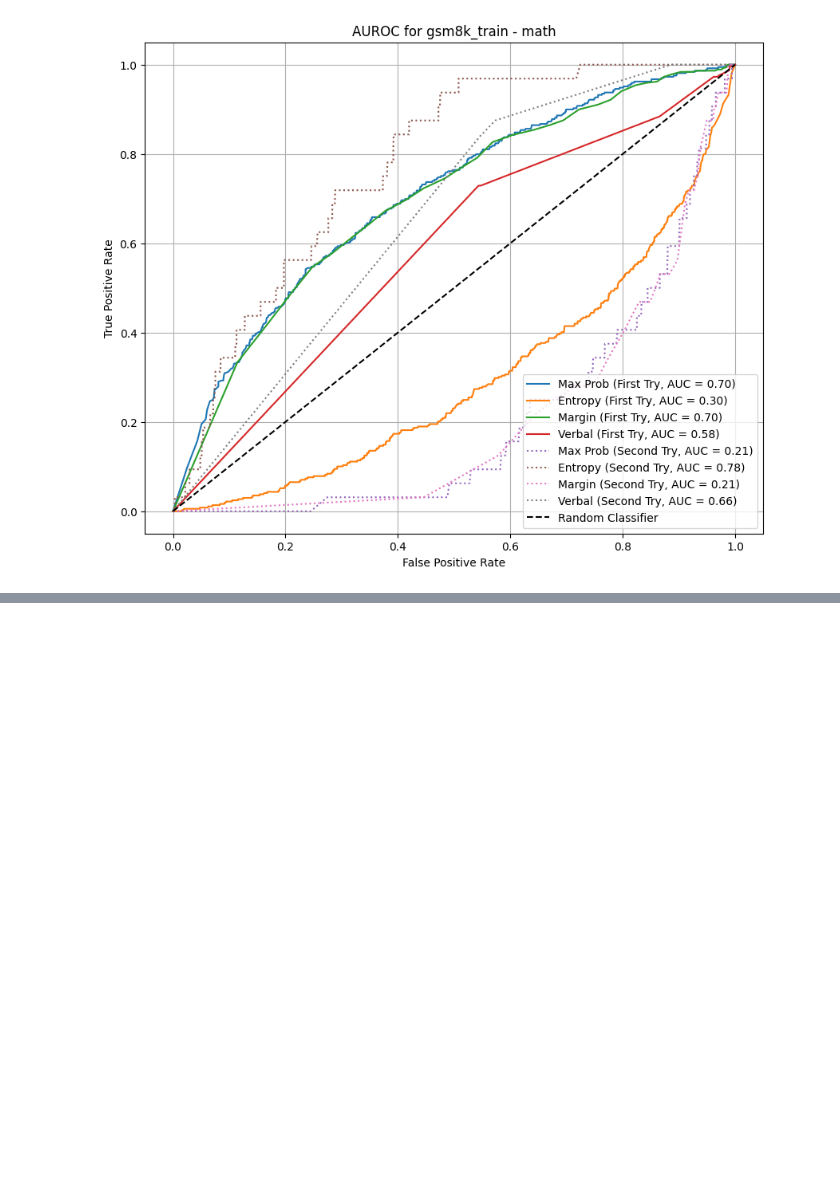
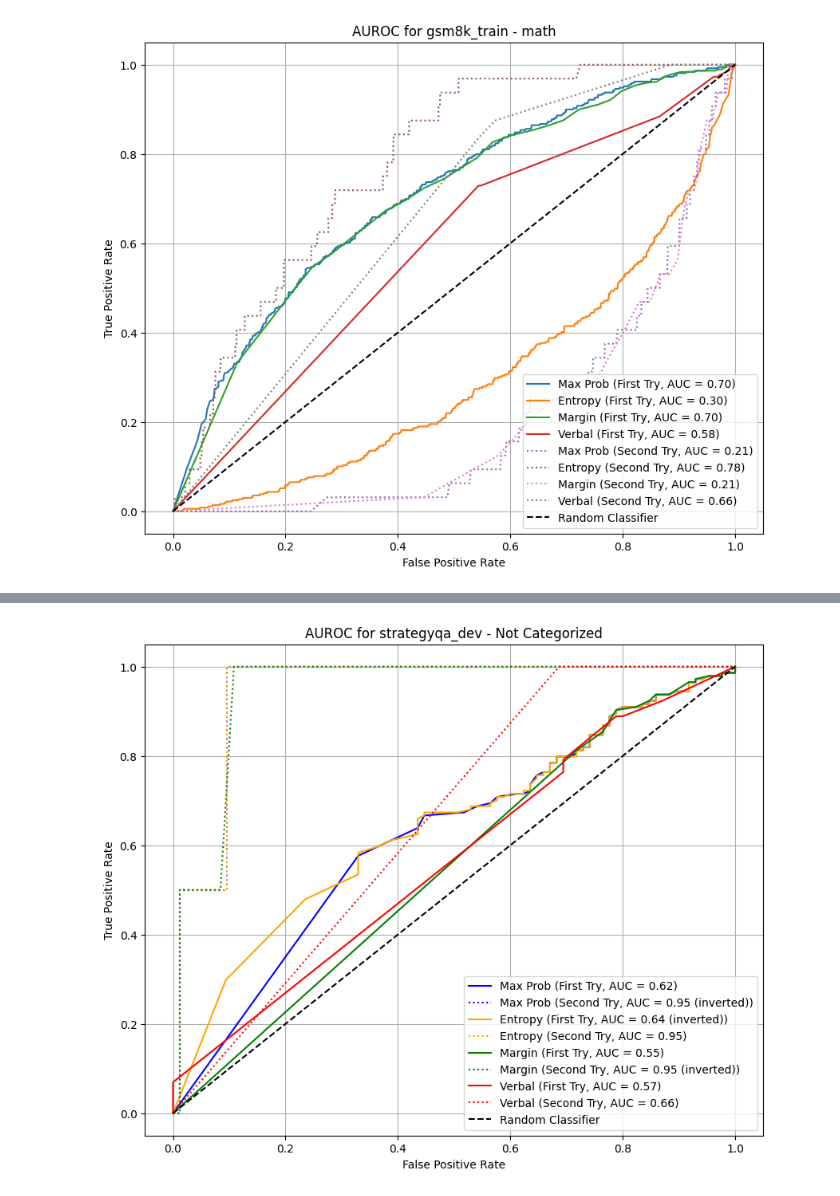
Before and after one commit to oskarpau/tf_project, a Jupyter notebook: analysis/auroc_curve_analysis.ipynb, the cells around one changed output, grey strips where cells are left out. Drawn from its saved outputs; the diff is of its cells as text; code cells hidden in the pictures; blank space fills up the shorter version.

Commit message:
colors fixed, inverted

```diff
--- a/analysis/auroc_curve_analysis.ipynb
+++ b/analysis/auroc_curve_analysis.ipynb
@@ -58,6 +58,7 @@ print("Libraries imported and 'calculate_roc_metrics' function defined.")
 # %% [output]
 Libraries imported and 'calculate_roc_metrics' function defined.
 # %%
+'''
 import numpy as np
 
 # Identify unique combinations of 'dataset' and 'categorie'
@@ -154,6 +155,7 @@ for dataset, categorie in unique_groups:
     ax.legend(loc='lower right')
     ax.grid(True)
     plt.show()
+    '''
 # %% [output]
 Metrics to be plotted: ['max_prob', 'entropy', 'margin', 'verbal']
 
@@ -167,0 +306,96 @@ Generating ROC curve for Dataset: gsm8k_train, Categorie: math
+# %%
+import numpy as np
+import matplotlib.pyplot as plt
+
+# Define fixed colors for metrics (same across all plots)
+fixed_colors = ['blue', 'orange', 'green', 'red']  # Add more if you have more metrics
+
+# Identify unique combinations of 'dataset' and 'categorie'
+df['categorie_filled'] = df['categorie'].fillna('Not Categorized')
+unique_groups = df[['dataset', 'categorie_filled']].drop_duplicates().to_records(index=False)
+
+# Define the list of metrics
+metrics = ['max_prob', 'entropy', 'margin']
+if first_try_verbal_varies or second_try_verbal_varies:
+    metrics.append('verbal')
+
+# Map each metric to a fixed color
+metric_colors = {metric: fixed_colors[i % len(fixed_colors)] for i, metric in enumerate(metrics)}
+
+print(f"Metrics to be plotted: {metrics}")
+print(f"Metric colors mapping: {metric_colors}")
+
+# Iterate through each unique dataset and categorie combination
+for dataset, categorie in unique_groups:
+    print(f"\nGenerating ROC curve for Dataset: {dataset}, Categorie: {categorie}")
+
+    df_filtered = df[(df['dataset'] == dataset) & (df['categorie_filled'] == categorie)].copy()
+
+    if df_filtered.empty:
+        print(f"No data for Dataset: {dataset}, Categorie: {categorie}. Skipping.")
+        continue
+
+    # Convert correct columns to integer type (0 or 1)
+    df_filtered['first_try_correct'] = df_filtered['first_try_correct'].astype(float).fillna(0).astype(int)
+    df_filtered['second_try_correct'] = df_filtered['second_try_correct'].astype(float).fillna(0).astype(int)
+
+    if df_filtered['first_try_correct'].nunique() < 2 or df_filtered['second_try_correct'].nunique() < 2:
+        print(f"Skipping {dataset} - {categorie} due to insufficient classes in 'correct' labels for ROC curve calculation.")
+        continue
+
+    plt.figure(figsize=(10, 8))
+    ax = plt.gca()
+
+    for metric in metrics:
+        current_color = metric_colors[metric]  # Use fixed color
+
+        # --- First Try ---
+        score_col_first = f'first_try_{metric}'
+        if score_col_first in df_filtered.columns:
+            temp_df_first = df_filtered[[score_col_first, 'first_try_correct']].dropna()
+            if not temp_df_first.empty and temp_df_first['first_try_correct'].nunique() > 1:
+                y_true_first = temp_df_first['first_try_correct']
+                y_scores_first = temp_df_first[score_col_first].copy()
+                label_suffix_first = ""
+
+                if metric == 'entropy':
+                    y_scores_first = 1 - y_scores_first
+
+                fpr_init_first, tpr_init_first, roc_auc_init_first = calculate_roc_metrics(y_true_first, y_scores_first)
+                if roc_auc_init_first < 0.5:
+                    y_scores_first = 1 - y_scores_first
+                    label_suffix_first = " (inverted)"
+
+                fpr_first, tpr_first, roc_auc_first = calculate_roc_metrics(y_true_first, y_scores_first)
+                ax.plot(fpr_first, tpr_first, linestyle='-', color=current_color,
+                        label=f'{metric.replace("_", " ").title()} (First Try, AUC = {roc_auc_first:.2f}{label_suffix_first})')
+
+        # --- Second Try ---
+        score_col_second = f'second_try_{metric}'
+        if score_col_second in df_filtered.columns:
+            temp_df_second = df_filtered[[score_col_second, 'second_try_correct']].dropna()
+            if not temp_df_second.empty and temp_df_second['second_try_correct'].nunique() > 1:
+                y_true_second = temp_df_second['second_try_correct']
+                y_scores_second = temp_df_second[score_col_second].copy()
+                label_suffix_second = ""
+
+                if metric == 'entropy':
+                    y_scores_second = 1 - y_scores_second
+
+                fpr_init_second, tpr_init_second, roc_auc_init_second = calculate_roc_metrics(y_true_second, y_scores_second)
+                if roc_auc_init_second < 0.5:
+                    y_scores_second = 1 - y_scores_second
+                    label_suffix_second = " (inverted)"
+
+                fpr_second, tpr_second, roc_auc_second = calculate_roc_metrics(y_true_second, y_scores_second)
+                ax.plot(fpr_second, tpr_second, linestyle=':', color=current_color,
+                        label=f'{metric.replace("_", " ").title()} (Second Try, AUC = {roc_auc_second:.2f}{label_suffix_second})')
+
+    ax.plot([0, 1], [0, 1], 'k--', label='Random Classifier')
+    ax.set_title(f'AUROC for {dataset} - {categorie}')
+    ax.set_xlabel('False Positive Rate')
+    ax.set_ylabel('True Positive Rate')
+    ax.legend(loc='lower right')
+    ax.grid(True)
+    plt.show()
+# %% [output]
@@ -167,0 +406 @@ Generating ROC curve for Dataset: gsm8k_train, Categorie: math
+[figure, added]
```
Also changed, not shown: parts of 2 cells of this notebook, 4 other files.
